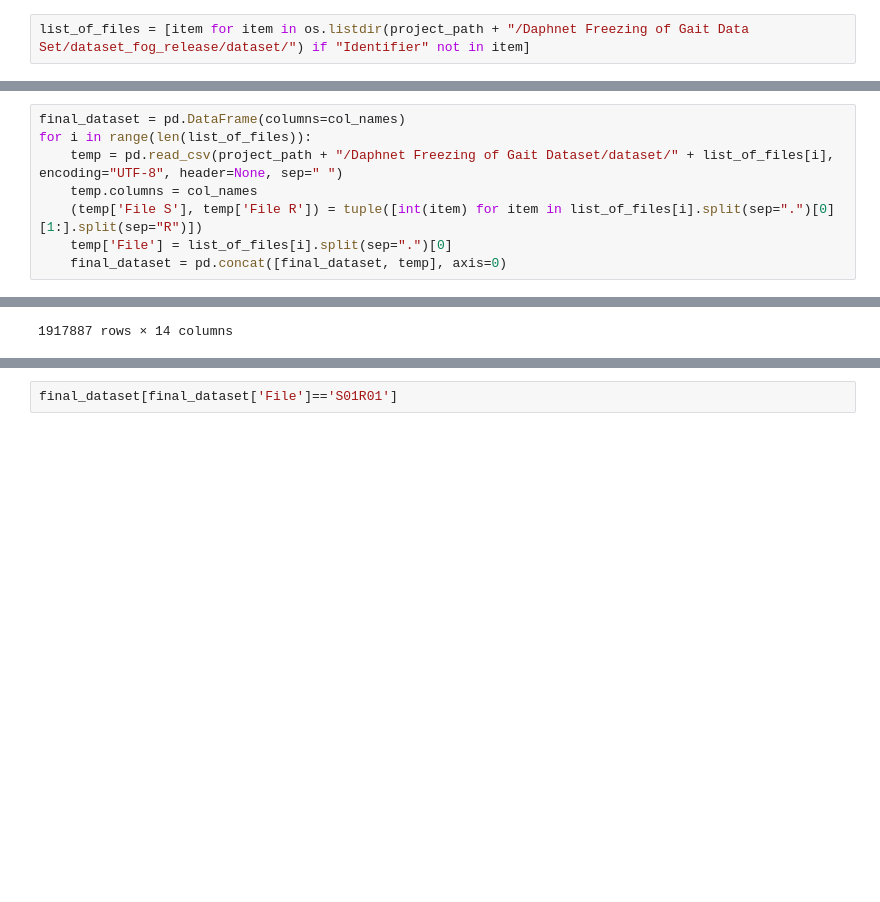
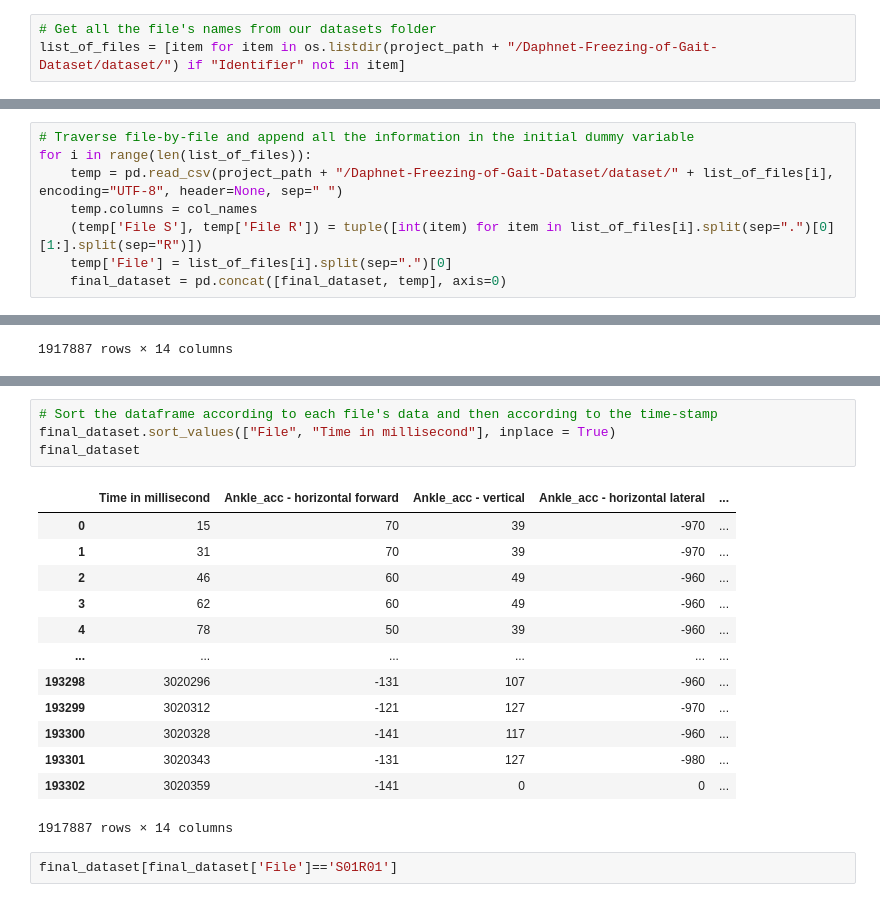
Before and after one commit to walker-21/Daphnet-Freezing-of-Gait-Forecasting, a Jupyter notebook: preprocess.ipynb, the cells around one changed output, grey strips where cells are left out. Cells and saved outputs as stored; diff of their text form; blank space fills up the shorter version.

```diff
--- a/preprocess.ipynb
+++ b/preprocess.ipynb
@@ -22,5 +24,6 @@ The meaning of the annotations are as follows:
 import os
 import pandas as pd
 # %%
-list_of_files = [item for item in os.listdir(project_path + "/Daphnet Freezing of Gait Data Set/dataset_fog_release/dataset/") if "Identifier" not in item]
+# Get all the file's names from our datasets folder
+list_of_files = [item for item in os.listdir(project_path + "/Daphnet-Freezing-of-Gait-Dataset/dataset/") if "Identifier" not in item]
 # %%
@@ -44,7 +45,7 @@ list_of_files[0].split(sep=".")[0]
 # %%
-final_dataset = pd.DataFrame(columns=col_names)
+# Traverse file-by-file and append all the information in the initial dummy variable
 for i in range(len(list_of_files)):
-    temp = pd.read_csv(project_path + "/Daphnet Freezing of Gait Dataset/dataset/" + list_of_files[i], encoding="UTF-8", header=None, sep=" ")
+    temp = pd.read_csv(project_path + "/Daphnet-Freezing-of-Gait-Dataset/dataset/" + list_of_files[i], encoding="UTF-8", header=None, sep=" ")
     temp.columns = col_names
     (temp['File S'], temp['File R']) = tuple([int(item) for item in list_of_files[i].split(sep=".")[0][1:].split(sep="R")])
     temp['File'] = list_of_files[i].split(sep=".")[0]
@@ -76,3 +76,21 @@ final_dataset.sort_values(["File", "Time in millisecond"], inplace = True)
+# %%
+# Sort the dataframe according to each file's data and then according to the time-stamp
+final_dataset.sort_values(["File", "Time in millisecond"], inplace = True)
+final_dataset
+# %% [output]
+|  | Time in millisecond | Ankle_acc - horizontal forward | Ankle_acc - vertical | Ankle_acc - horizontal lateral | ... |
+| 0 | 15 | 70 | 39 | -970 | ... |
+| 1 | 31 | 70 | 39 | -970 | ... |
+| 2 | 46 | 60 | 49 | -960 | ... |
+| 3 | 62 | 60 | 49 | -960 | ... |
+| 4 | 78 | 50 | 39 | -960 | ... |
+| ... | ... | ... | ... | ... | ... |
+| 193298 | 3020296 | -131 | 107 | -960 | ... |
+| 193299 | 3020312 | -121 | 127 | -970 | ... |
+| 193300 | 3020328 | -141 | 117 | -960 | ... |
+| 193301 | 3020343 | -131 | 127 | -980 | ... |
+| 193302 | 3020359 | -141 | 0 | 0 | ... |
+1917887 rows × 14 columns
 # %%
 final_dataset[final_dataset['File']=='S01R01']
 # %% [output]
```
Also changed, not shown: parts of 12 cells of this notebook, 30 other files.
